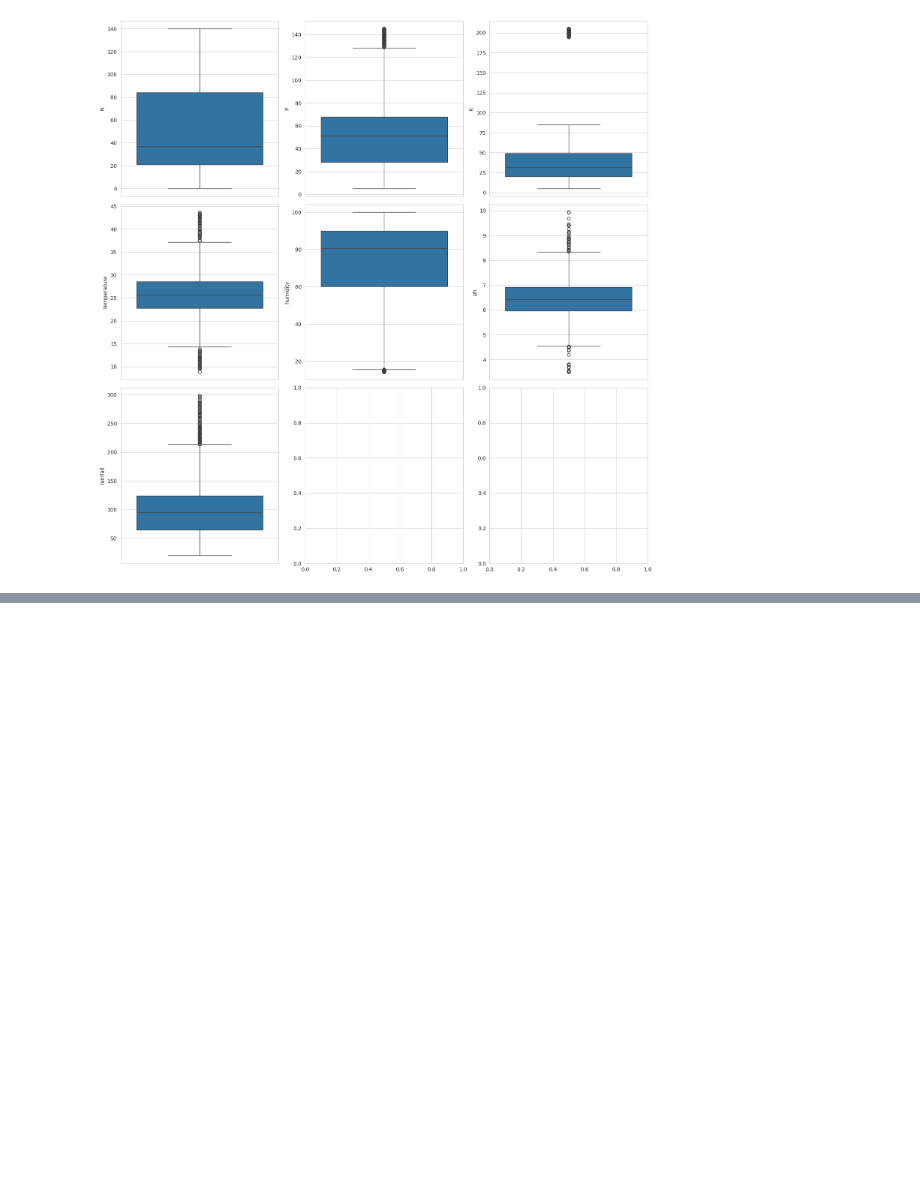
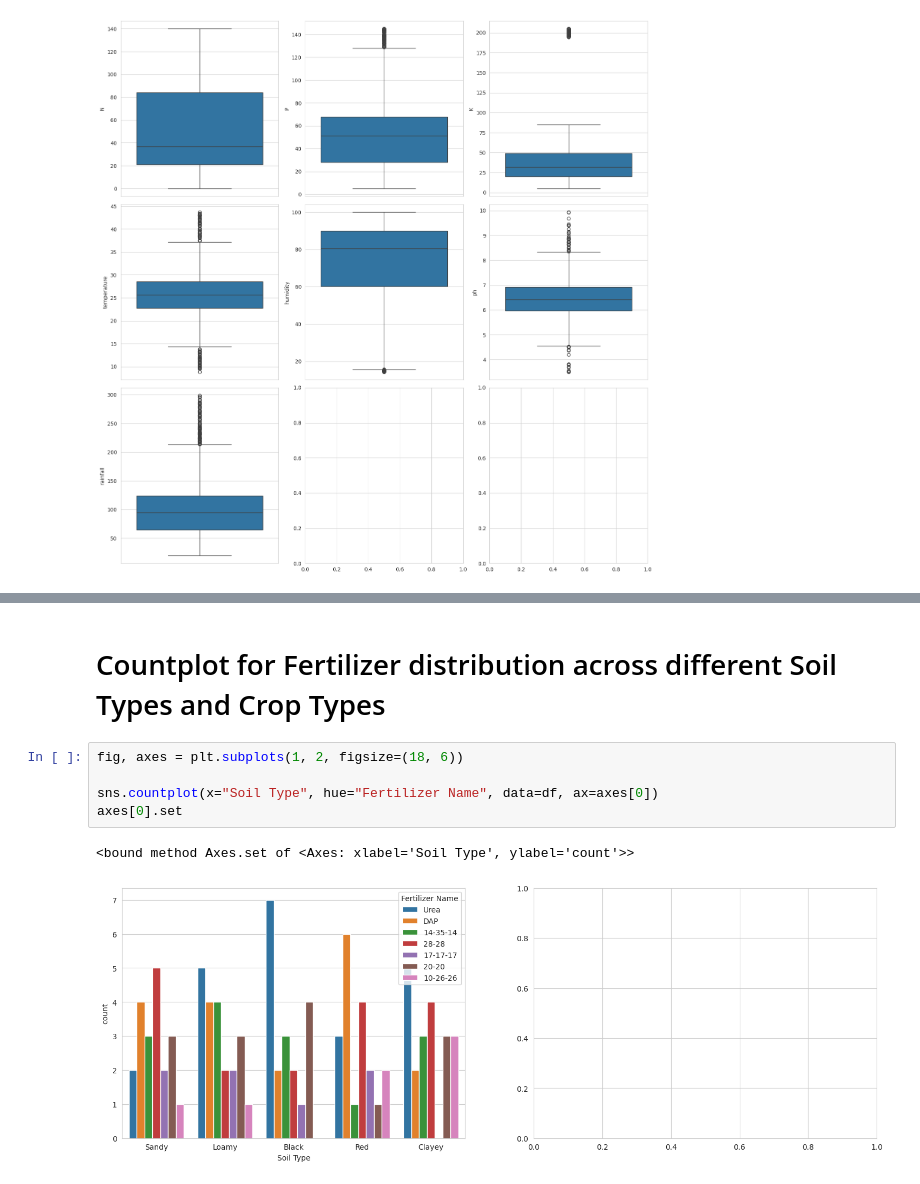
Before and after one commit to Srinu2307/P5-Crop-and-Fertilizer-Recommendation-System-using-Machine-Learning, a Jupyter notebook: Crop_&_fertilizer_recommendation_system_using_ML.ipynb, the cells around one changed output, grey strips where cells are left out. Saved outputs shown, nothing was run; the diff lists cells and outputs as text; blank space fills up the shorter version.

```diff
--- a/Crop_&_fertilizer_recommendation_system_using_ML.ipynb
+++ b/Crop_&_fertilizer_recommendation_system_using_ML.ipynb
@@ -293,0 +419,10 @@ plt.show()
+# %% [markdown]
+# Countplot for Fertilizer distribution across different Soil Types and Crop Types
+# %%
+fig, axes = plt.subplots(1, 2, figsize=(18, 6))
+
+sns.countplot(x="Soil Type", hue="Fertilizer Name", data=df, ax=axes[0])
+axes[0].set
+# %% [output]
+<bound method Axes.set of <Axes: xlabel='Soil Type', ylabel='count'>>
+[figure, added]
```
Also changed, not shown: parts of 25 cells of this notebook.
